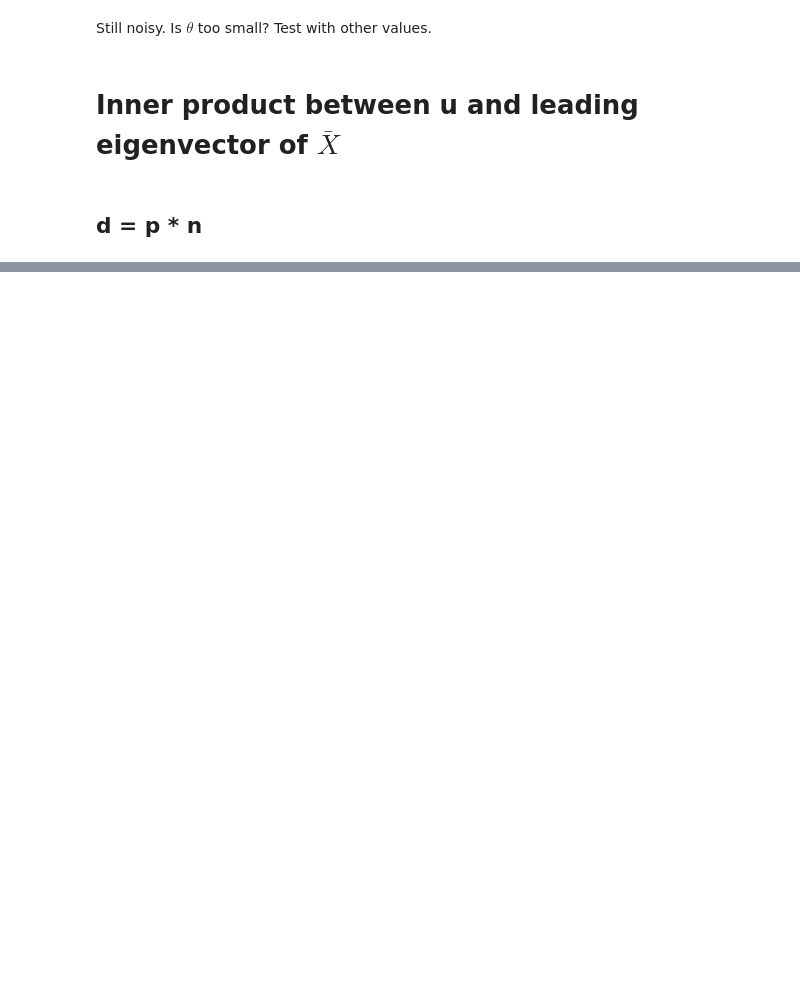
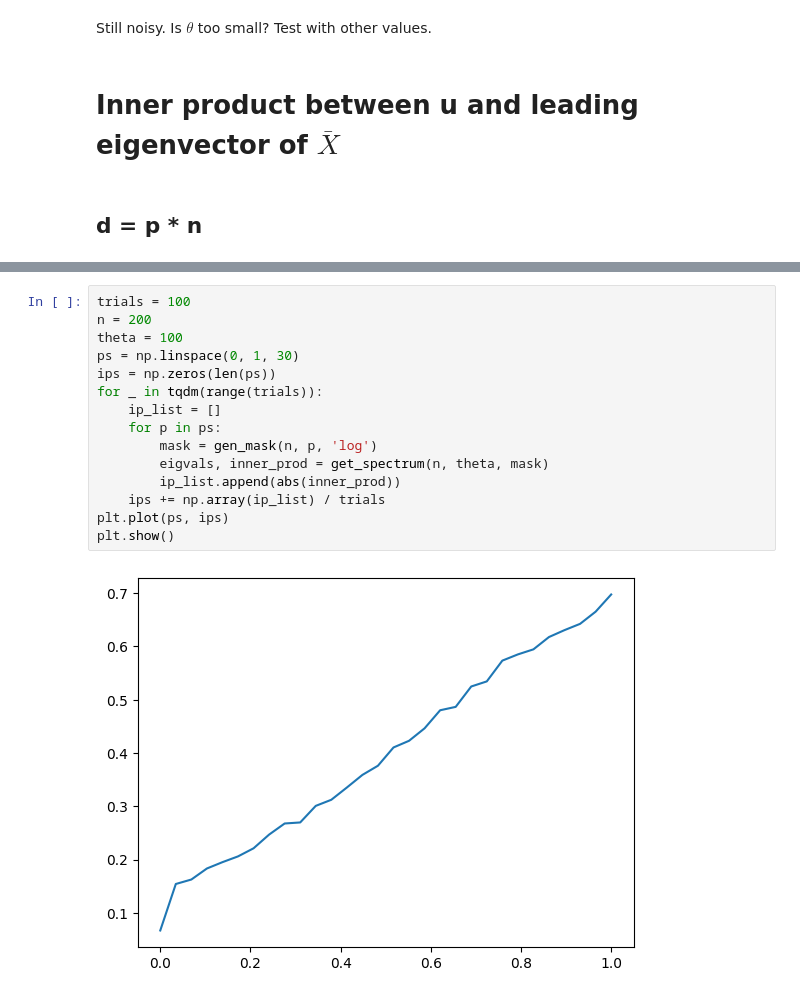
Before and after one commit to RRemixx/eecs598003, a Jupyter notebook: sparse_mask.ipynb, the cells around one changed output, grey strips where cells are left out. Saved outputs shown, nothing was run; the diff lists cells and outputs as text; blank space fills up the shorter version.

```diff
--- a/sparse_mask.ipynb
+++ b/sparse_mask.ipynb
@@ -205,0 +206,17 @@ plt.show()
+# %%
+trials = 100
+n = 200
+theta = 100
+ps = np.linspace(0, 1, 30)
+ips = np.zeros(len(ps))
+for _ in tqdm(range(trials)):
+    ip_list = []
+    for p in ps:
+        mask = gen_mask(n, p, 'log')
+        eigvals, inner_prod = get_spectrum(n, theta, mask)
+        ip_list.append(abs(inner_prod))
+    ips += np.array(ip_list) / trials
+plt.plot(ps, ips)
+plt.show()
+# %% [output]
+[figure, added]
```
Also changed, not shown: parts of 8 cells of this notebook, 1 other file.
